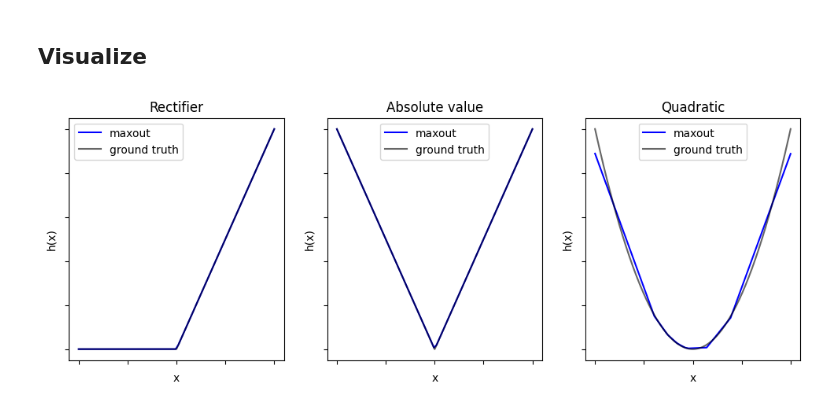
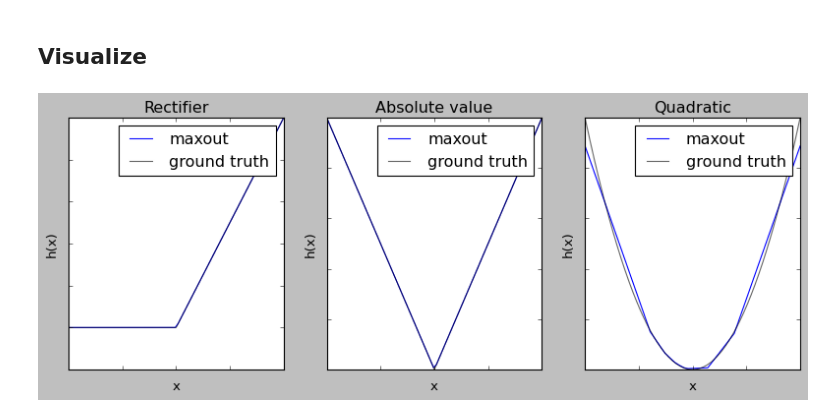
Before and after one commit to raphaelsenn/maxout, a Jupyter notebook: notes.ipynb, the cells around one changed output. Drawn from its saved outputs; the diff is of its cells as text; code cells hidden in the pictures.

```diff
--- a/notes.ipynb
+++ b/notes.ipynb
@@ -149,18 +149,19 @@ epoch: 900      loss: 0.0012274282053112984
 # %% [markdown]
 ## Visualize
 # %%
+plt.style.use('classic')
 fig, ax = plt.subplots(nrows=1, ncols=3, figsize=(12, 4))
 
 ax = ax.flatten() # make indexing way easier
 for i, (func, y_hat) in enumerate(y_pred.items()):
     ax[i].plot(X_train, y_hat, label='maxout', color='blue')
     ax[i].plot(X_train, y_train[func], label='ground truth', alpha=0.6, color='black')
     ax[i].set_title(f'{func}')
     ax[i].set_xlabel('x')
     ax[i].set_ylabel('h(x)')
     ax[i].set_xticklabels([])
     ax[i].set_yticklabels([])
     ax[i].legend()
 plt.show()
 # %% [output]
-[figure, old version]
+[figure, new version]
```
Also changed, not shown: 7 other files.
